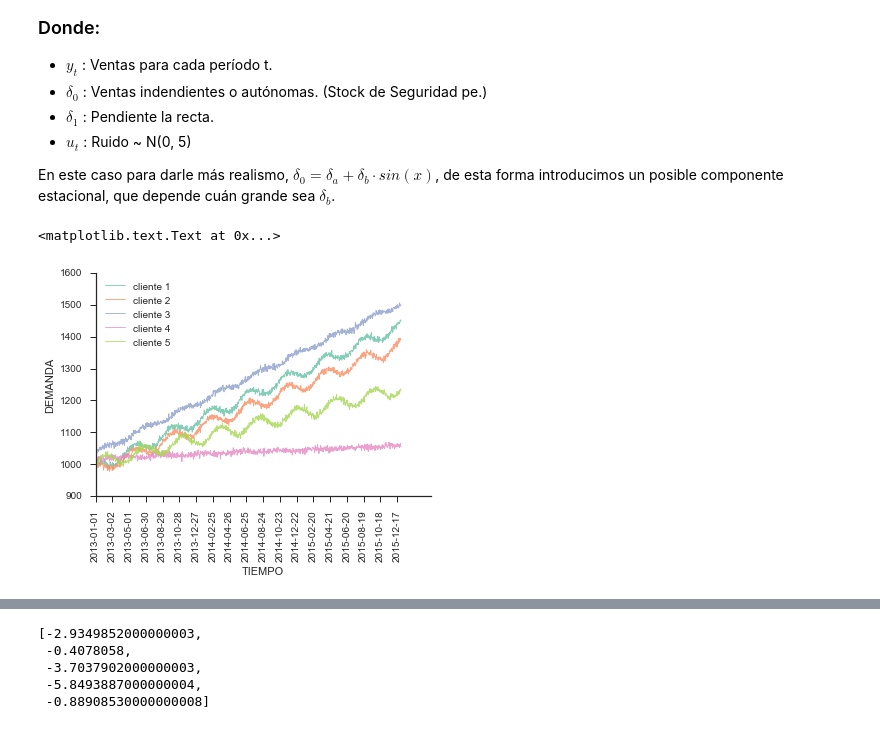
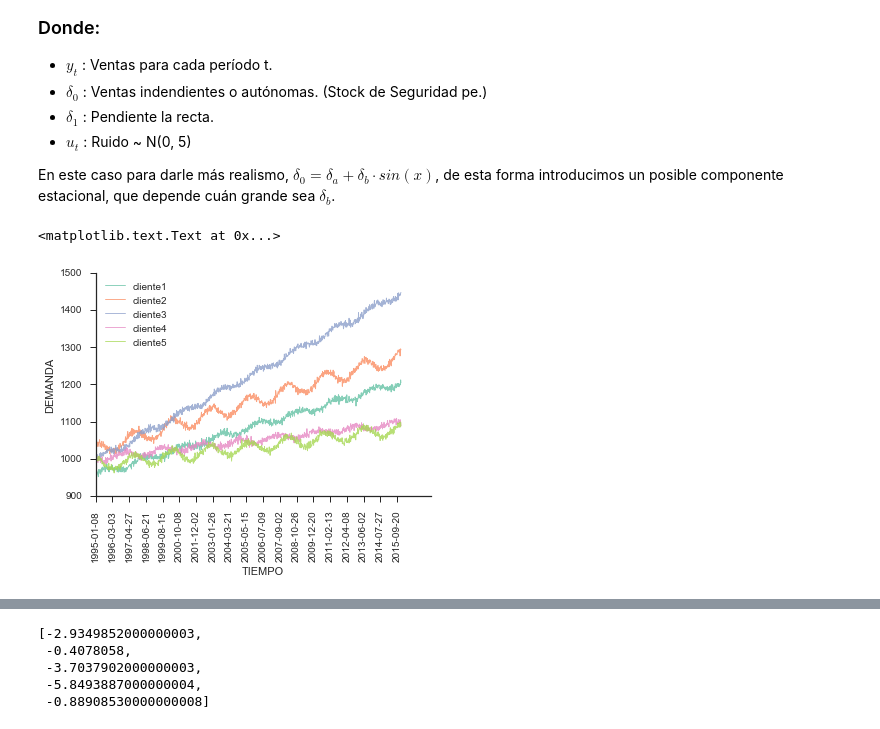
Before and after one commit to fagan2888/SIAD, a Jupyter notebook: Trabajo Grupo/mapa.ipynb, the cells around one changed output, grey strips where cells are left out. Drawn from its saved outputs; the diff is of its cells as text; code cells hidden in the pictures.

```diff
--- a/Trabajo Grupo/mapa.ipynb
+++ b/Trabajo Grupo/mapa.ipynb
@@ -58,28 +58,28 @@ En este caso para darle más realismo, $\delta_0 = \delta_a + \delta_b · sin(x)
 # %%
 clientes = dict()
 days_by_year = 365
 nperiodos = 3 * days_by_year
 tiempo = np.linspace(0 , 50, nperiodos)
 
 for c in range(5):
 
     pendiente = np.random.uniform(0.5, 10)
     ruido = np.random.normal(0, 5, nperiodos)
     freq = np.random.normal(10, 10)
     demanda_a = np.random.normal(1000, 30)
     band = np.random.uniform() < 0.4
     demanda = demanda_a + (np.cos(tiempo)*band + np.sin(tiempo)*(1-band)) * freq + pendiente * tiempo + ruido
-    cname = 'cliente %s' % (c+1)
+    cname = 'cliente%s' % (c+1)
     clientes[cname] = demanda
 
     plt.plot(demanda, alpha=0.8, label=cname, linewidth=0.91)
 
 sns.despine()
 plt.legend(loc=2)
-tlabel = pd.date_range(end='2015-12-31', periods=nperiodos, freq='D')
+tlabel = pd.date_range(end='2015-12-31', periods=nperiodos, freq='W')
 plt.xlabel('TIEMPO')
 plt.xticks(range(0, len(tiempo), 60), [t.date() for t in tlabel[0::60]], rotation=90)
 plt.ylabel('DEMANDA')
 # %% [output]
 <matplotlib.text.Text at 0x...>
-[figure, old version]
+[figure, new version]
```
Also changed, not shown: parts of 53 cells of this notebook.
